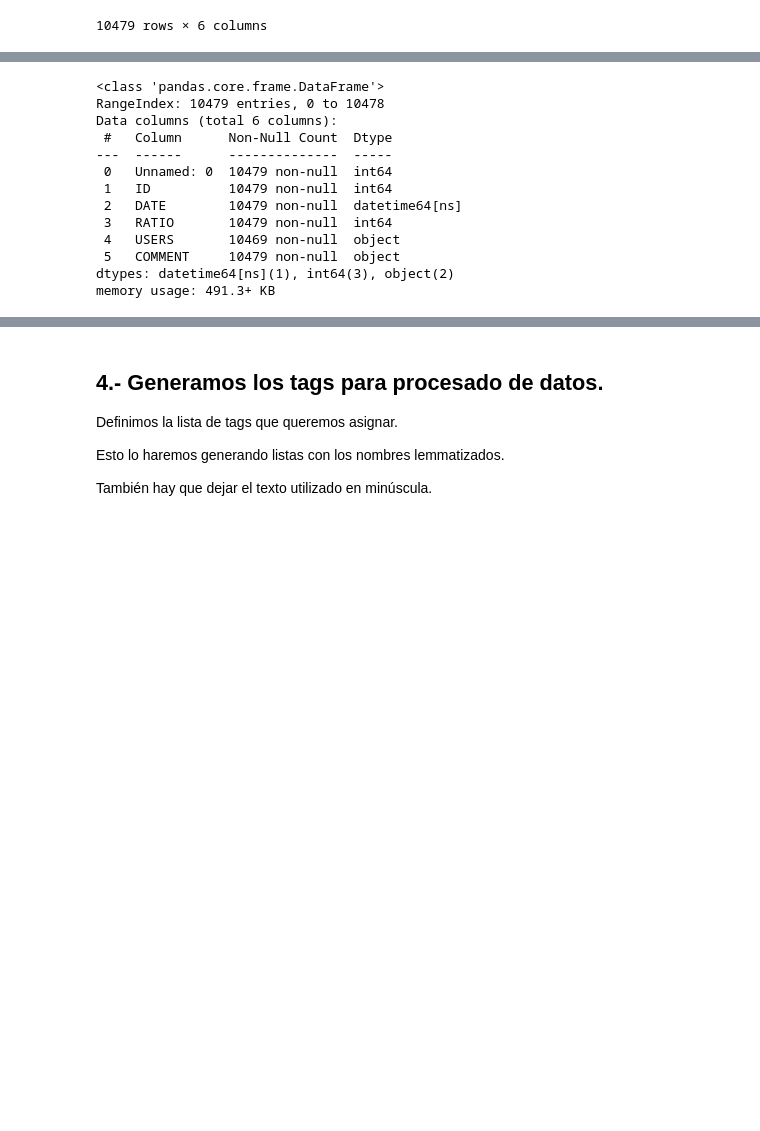
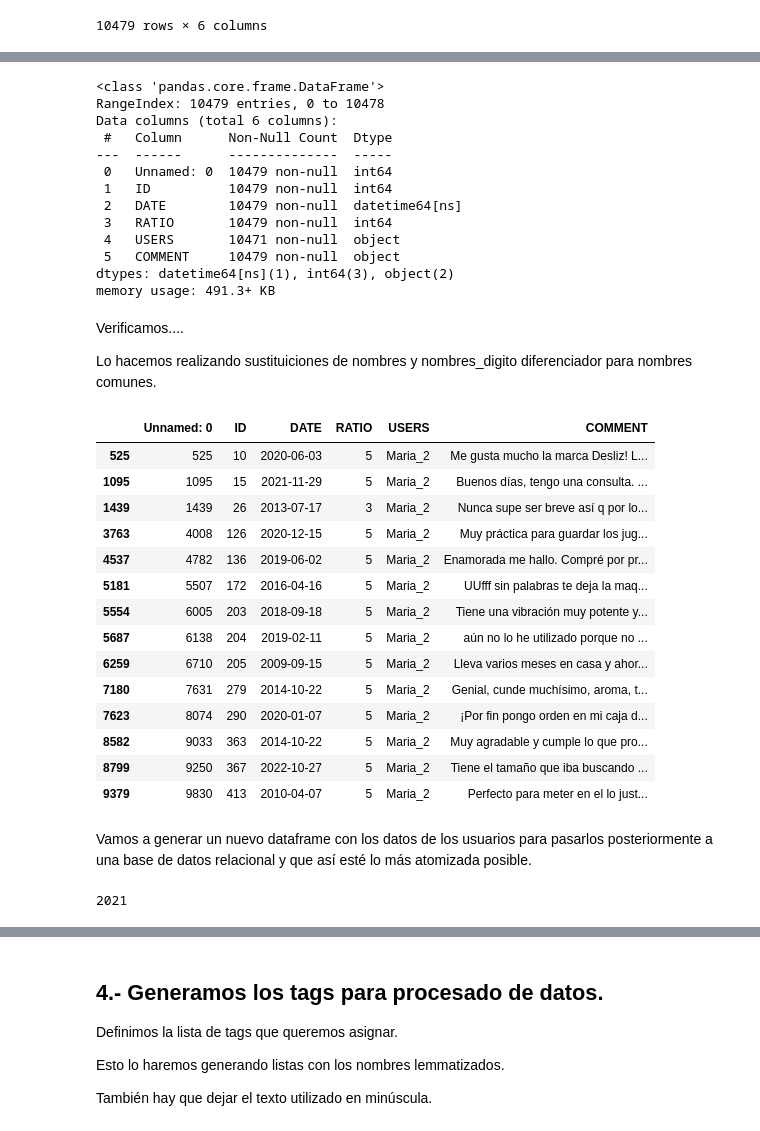
Before and after one commit to 75Engel/Proyecto_tienda_online, a Jupyter notebook: src/Notebook/Engineering.ipynb, the cells around one changed output, grey strips where cells are left out. Cells and saved outputs as stored; diff of their text form; code cells hidden in the pictures; blank space fills up the shorter version.

Commit message:
update notebook ingeneering
create users.csv

```diff
--- a/src/Notebook/Engineering.ipynb
+++ b/src/Notebook/Engineering.ipynb
@@ -348,3 +360,20 @@ df_comments
+# %%
+nombre_count = {}
+count = {}
+
+for i, row in df_comments.iterrows():
+    id = row['ID']
+    nombre = row['USERS']
+
+    if id not in count:
+        count[id] = {}
+
+    if nombre in count[id]:
+        count[id][nombre] += 1
+        nueva_nombre = f"{nombre}_{count[id][nombre]}"
+        df_comments.loc[i, 'USERS'] = nueva_nombre
+    else:
+        count[id][nombre] = 1
 # %%
 df_comments.info()
 # %% [output]
@@ -357,7 +386,36 @@ Data columns (total 6 columns):
  1   ID          10479 non-null  int64
  2   DATE        10479 non-null  datetime64[ns]
  3   RATIO       10479 non-null  int64
- 4   USERS       10469 non-null  object
+ 4   USERS       10471 non-null  object
  5   COMMENT     10479 non-null  object
 dtypes: datetime64[ns](1), int64(3), object(2)
 memory usage: 491.3+ KB
+# %% [markdown]
+Verificamos....
+
+Lo hacemos realizando sustituiciones de nombres y nombres_digito diferenciador para nombres comunes.
+# %%
+df_comments[df_comments['USERS']=='Maria_2']
+# %% [output]
+|  | Unnamed: 0 | ID | DATE | RATIO | USERS | COMMENT |
+| 525 | 525 | 10 | 2020-06-03 | 5 | Maria_2 | Me gusta mucho la marca Desliz! L... |
+| 1095 | 1095 | 15 | 2021-11-29 | 5 | Maria_2 | Buenos días, tengo una consulta. ... |
+| 1439 | 1439 | 26 | 2013-07-17 | 3 | Maria_2 | Nunca supe ser breve así q por lo... |
+| 3763 | 4008 | 126 | 2020-12-15 | 5 | Maria_2 | Muy práctica para guardar los jug... |
+| 4537 | 4782 | 136 | 2019-06-02 | 5 | Maria_2 | Enamorada me hallo. Compré por pr... |
+| 5181 | 5507 | 172 | 2016-04-16 | 5 | Maria_2 | UUfff sin palabras te deja la maq... |
+| 5554 | 6005 | 203 | 2018-09-18 | 5 | Maria_2 | Tiene una vibración muy potente y... |
+| 5687 | 6138 | 204 | 2019-02-11 | 5 | Maria_2 | aún no lo he utilizado porque no ... |
+| 6259 | 6710 | 205 | 2009-09-15 | 5 | Maria_2 | Lleva varios meses en casa y ahor... |
+| 7180 | 7631 | 279 | 2014-10-22 | 5 | Maria_2 | Genial, cunde muchísimo, aroma, t... |
+| 7623 | 8074 | 290 | 2020-01-07 | 5 | Maria_2 | ¡Por fin pongo orden en mi caja d... |
+| 8582 | 9033 | 363 | 2014-10-22 | 5 | Maria_2 | Muy agradable y cumple lo que pro... |
+| 8799 | 9250 | 367 | 2022-10-27 | 5 | Maria_2 | Tiene el tamaño que iba buscando ... |
+| 9379 | 9830 | 413 | 2010-04-07 | 5 | Maria_2 | Perfecto para meter en el lo just... |
+# %% [markdown]
+Vamos a generar un nuevo dataframe con los datos de los usuarios para pasarlos posteriormente a una base de datos relacional y que así esté lo más atomizada posible.
+# %%
+lista_users=df_comments['USERS'].unique()
+len(lista_users)
+# %% [output]
+2021
```
Also changed, not shown: parts of 9 cells of this notebook, 4 other files.
